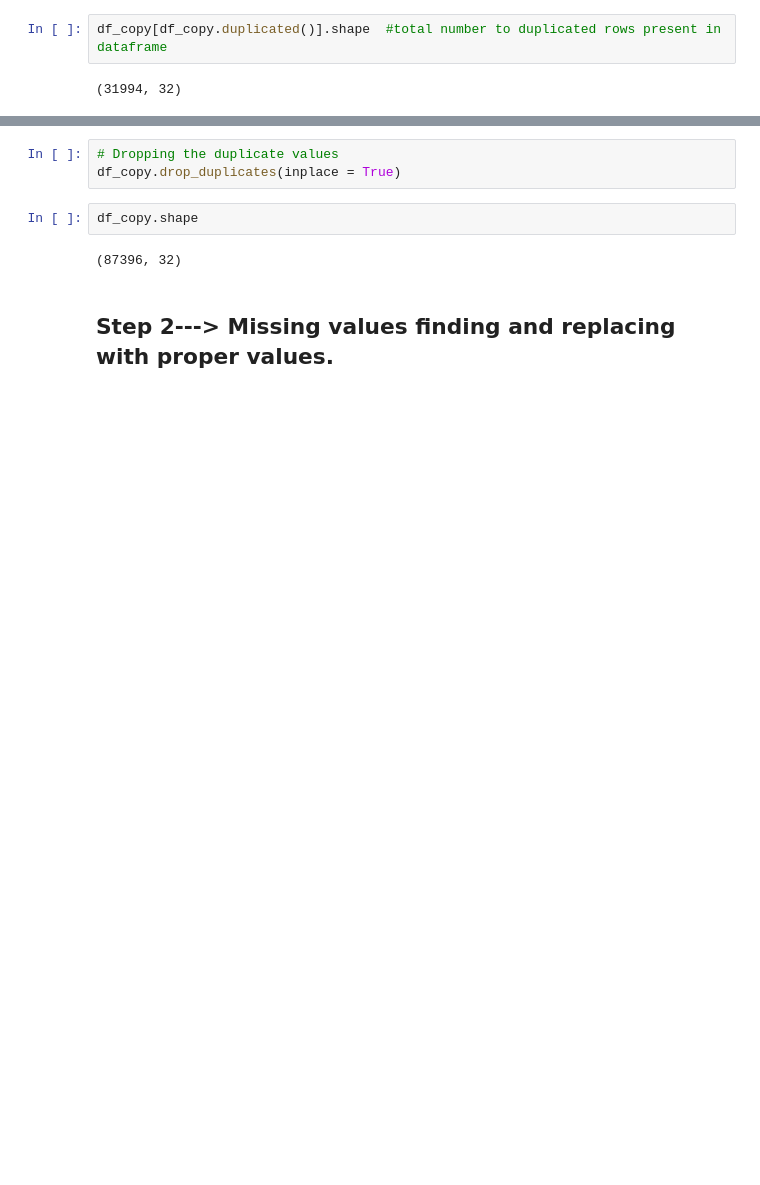
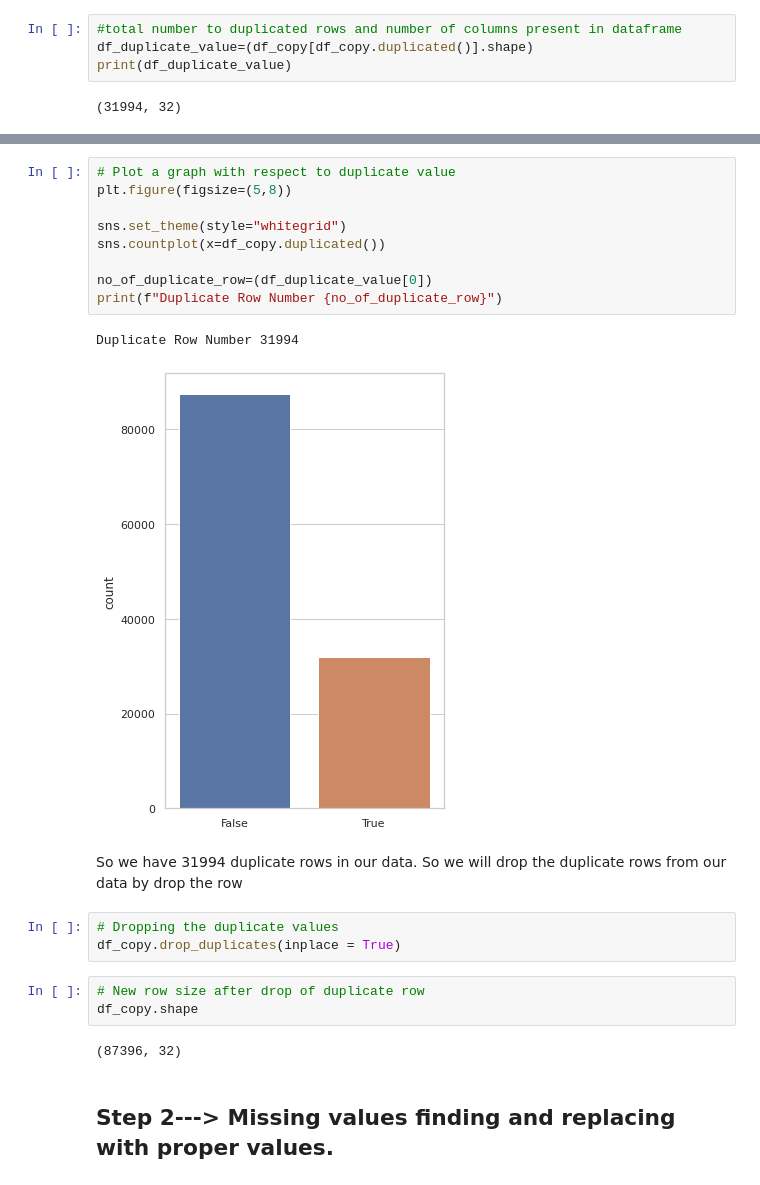
Before and after one commit to kuresh02/Hotel_Booking_EDA, a Jupyter notebook: Copy_of_Hotel_Booking_Analysis_Capstone_Project.ipynb, the cells around one changed output, grey strips where cells are left out. Saved outputs shown, nothing was run; the diff lists cells and outputs as text; blank space fills up the shorter version.

```diff
--- a/Copy_of_Hotel_Booking_Analysis_Capstone_Project.ipynb
+++ b/Copy_of_Hotel_Booking_Analysis_Capstone_Project.ipynb
@@ -160,6 +170,8 @@ array(['Direct', 'Corporate', 'TA/TO', 'Undefined', 'GDS'], dtype=object)
 # %% [markdown]
 ## </b>Step 1---> Remove all duplicate rows</b>.
 # %%
-df_copy[df_copy.duplicated()].shape  #total number to duplicated rows present in dataframe
+#total number to duplicated rows and number of columns present in dataframe
+df_duplicate_value=(df_copy[df_copy.duplicated()].shape)
+print(df_duplicate_value)
 # %% [output]
 (31994, 32)
@@ -166,10 +185,25 @@ df_copy[df_copy.duplicated()].shape  #total number to duplicated rows present in
+# %%
+# Plot a graph with respect to duplicate value
+plt.figure(figsize=(5,8))
+
+sns.set_theme(style="whitegrid")
+sns.countplot(x=df_copy.duplicated())
+
+no_of_duplicate_row=(df_duplicate_value[0])
+print(f"Duplicate Row Number {no_of_duplicate_row}")
+# %% [output]
+Duplicate Row Number 31994
+[figure, added]
+# %% [markdown]
+So we have 31994 duplicate rows in our data. So we will drop the duplicate rows from our data by drop the row
 # %%
 # Dropping the duplicate values
 df_copy.drop_duplicates(inplace = True)
-# %%
-df_copy.shape
-# %% [output]
-(87396, 32)
+# %%
+# New row size after drop of duplicate row
+df_copy.shape
+# %% [output]
+(87396, 32)
 # %% [markdown]
 ## </b>Step 2---> Missing values finding and replacing with proper values</b>.
 # %%
```
Also changed, not shown: parts of 19 cells of this notebook.
